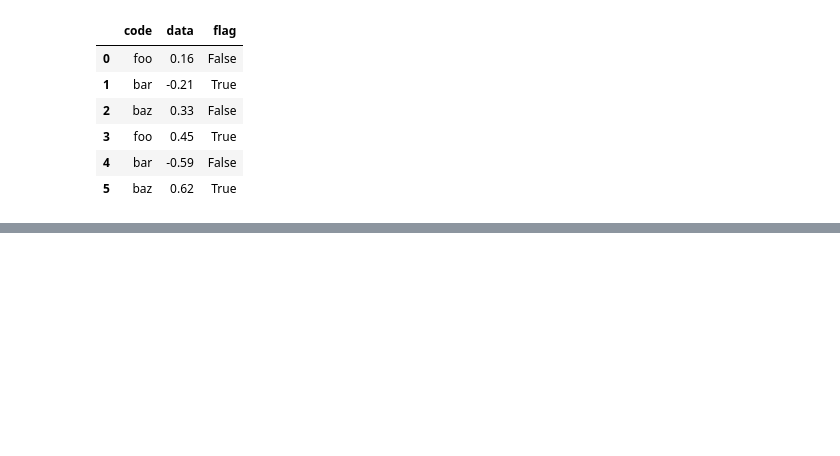
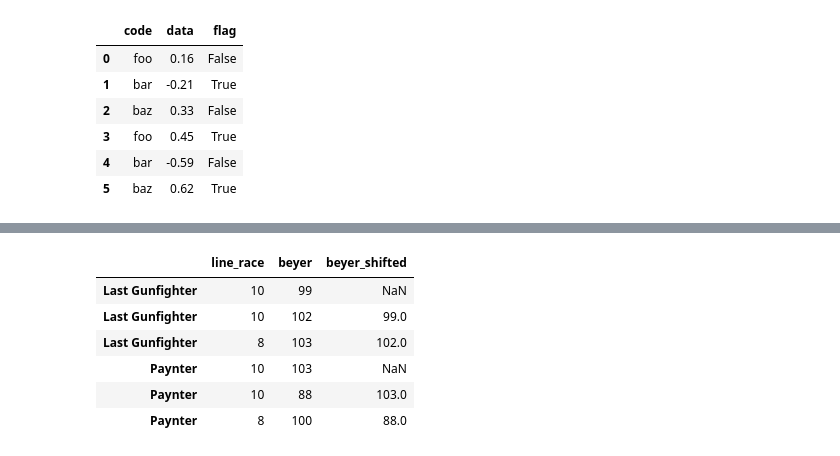
Before and after one commit to onlyabhilash/Feature-Engg, a Jupyter notebook: Pandas/Cooking.ipynb, the cells around one changed output, grey strips where cells are left out. Saved outputs shown, nothing was run; the diff lists cells and outputs as text; code cells hidden in the pictures; blank space fills up the shorter version.

```diff
--- a/Pandas/Cooking.ipynb
+++ b/Pandas/Cooking.ipynb
@@ -790,0 +791,14 @@ df
+# %%
+# Shift groups of the values in a column based on the index
+df = pd.DataFrame(
+        {"line_race": [10, 10, 8, 10, 10, 8], "beyer": [99, 102, 103, 103, 88, 100]},
+        index=[
+            "Last Gunfighter",
+            "Last Gunfighter",
+            "Last Gunfighter",
+            "Paynter",
+            "Paynter",
+            "Paynter",
+        ],
+    )
+df
@@ -790,0 +813,11 @@ df
+# %%
+df["beyer_shifted"] = df.groupby(level=0)["beyer"].shift(1)
+df
+# %% [output]
+|  | line_race | beyer | beyer_shifted |
+| Last Gunfighter | 10 | 99 | NaN |
+| Last Gunfighter | 10 | 102 | 99.0 |
+| Last Gunfighter | 8 | 103 | 102.0 |
+| Paynter | 10 | 103 | NaN |
+| Paynter | 10 | 88 | 103.0 |
+| Paynter | 8 | 100 | 88.0 |
```
Also changed, not shown: parts of 17 cells of this notebook.
